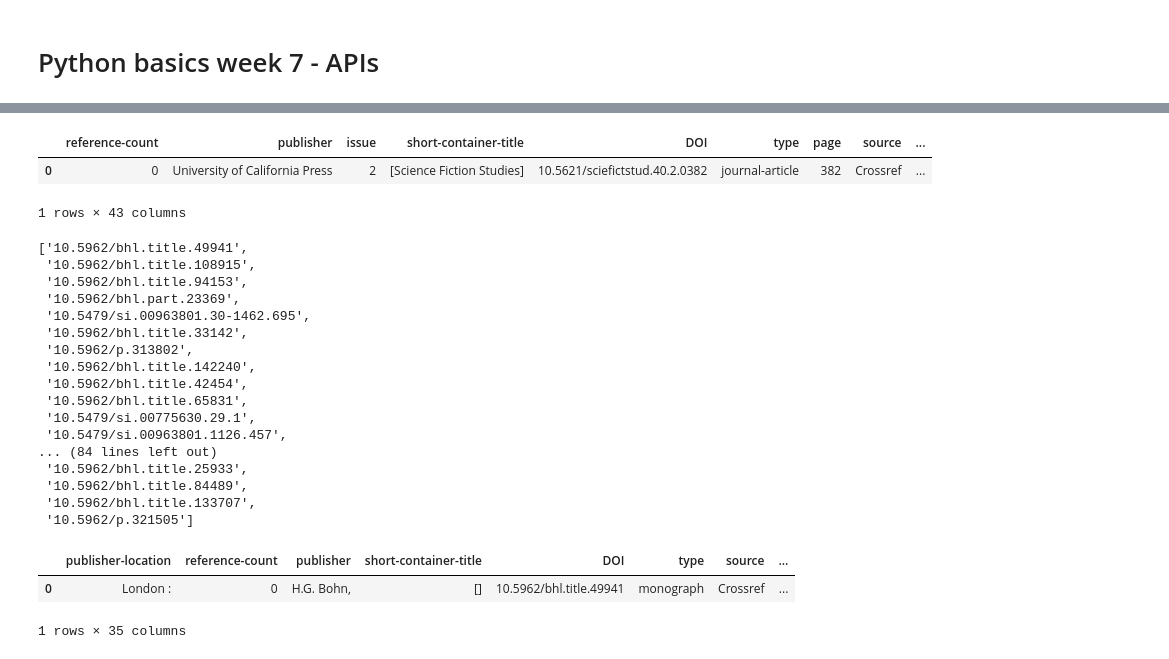
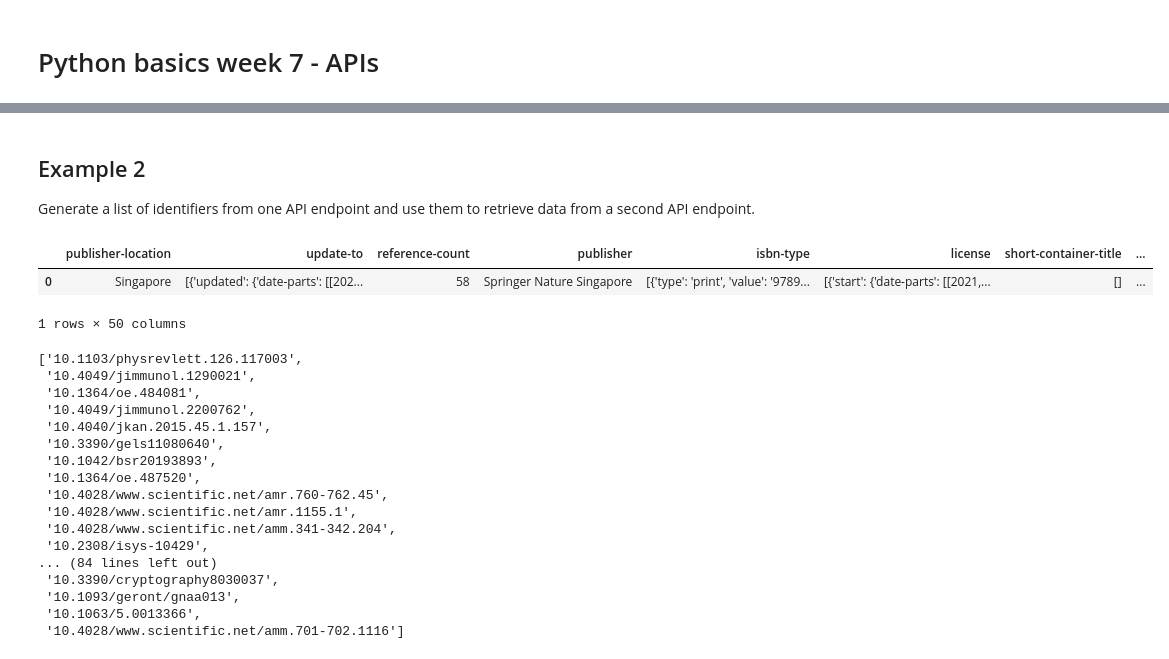
Before and after one commit to sawatson-um/pythonbasics_fall2025, a Jupyter notebook: week_7_Fall2025.ipynb, the cells around one changed output, grey strips where cells are left out. Saved outputs shown, nothing was run; the diff lists cells and outputs as text; code cells hidden in the pictures.

```diff
--- a/week_7_Fall2025.ipynb
+++ b/week_7_Fall2025.ipynb
@@ -114,34 +38,6 @@ See the caveats in the documentation: https://pandas.pydata.org/pandas-docs/stab
 # %%
 # We do this instead
-df.loc[0, "title"] = str(df['title'][0]).replace('\'', '')  # Get rid of the single quotes around the title while we're at it
-df
+# .loc allows us to access a cell or a group of rows and columns by labels (like coordinates for the dataframe)
+# .loc[row_indexer, col_indexer]
+df.loc[0, "title"] = str(df.loc[0, 'title'])
+type(df['title'][0])
-# %% [output]
-|  | reference-count | publisher | issue | short-container-title | DOI | type | page | source | ... |
-| 0 | 0 | University of California Press | 2 | [Science Fiction Studies] | 10.5621/sciefictstud.40.2.0382 | journal-article | 382 | Crossref | ... |
-1 rows × 43 columns
-# %%
-from crossref_commons.iteration import iterate_publications_as_json
-DOIS = []
-filter = {'member': '3444',}
-for pub in iterate_publications_as_json(max_results=100, filter=filter):
-  DOIS.append(pub['DOI'])
-
-DOIS
-# %% [output]
-['10.5962/bhl.title.49941',
- '10.5962/bhl.title.108915',
- '10.5962/bhl.title.94153',
- '10.5962/bhl.part.23369',
- '10.5479/si.00963801.30-1462.695',
- '10.5962/bhl.title.33142',
- '10.5962/p.313802',
- '10.5962/bhl.title.142240',
- '10.5962/bhl.title.42454',
- '10.5962/bhl.title.65831',
- '10.5479/si.00775630.29.1',
- '10.5479/si.00963801.1126.457',
-... (84 lines left out)
- '10.5962/bhl.title.25933',
- '10.5962/bhl.title.84489',
- '10.5962/bhl.title.133707',
- '10.5962/p.321505']
@@ -148,8 +48,38 @@ DOIS
+# %% [markdown]
+## Example 2
+Generate a list of identifiers from one API endpoint and use them to retrieve data from a second API endpoint.
 # %%
-df = pd.json_normalize(crossref_commons.retrieval.get_publication_as_json('10.5962/bhl.title.49941'))
-df
+retracted_df = pd.json_normalize(crossref_commons.retrieval.get_publication_as_json("10.1007/978-981-15-9916-3_8"))
+retracted_df
 # %% [output]
-|  | publisher-location | reference-count | publisher | short-container-title | DOI | type | source | ... |
-| 0 | London : | 0 | H.G. Bohn, | [] | 10.5962/bhl.title.49941 | monograph | Crossref | ... |
+|  | publisher-location | update-to | reference-count | publisher | isbn-type | license | short-container-title | ... |
+| 0 | Singapore | [{'updated': {'date-parts': [[202... | 58 | Springer Nature Singapore | [{'type': 'print', 'value': '9789... | [{'start': {'date-parts': [[2021,... | [] | ... |
-1 rows × 35 columns
+1 rows × 50 columns
+# %%
+from crossref_commons.iteration import iterate_publications_as_json
+dois = []
+filter = {'update-type':'retraction', 'type':'journal-article'}
+query = {'query.affiliation': 'university'}
+for pub in iterate_publications_as_json(max_results=100, filter=filter, queries=query):
+  dois.append(pub['DOI'])
+
+dois
+# %% [output]
+['10.1103/physrevlett.126.117003',
+ '10.4049/jimmunol.1290021',
+ '10.1364/oe.484081',
+ '10.4049/jimmunol.2200762',
+ '10.4040/jkan.2015.45.1.157',
+ '10.3390/gels11080640',
+ '10.1042/bsr20193893',
+ '10.1364/oe.487520',
+ '10.4028/www.scientific.net/amr.760-762.45',
+ '10.4028/www.scientific.net/amr.1155.1',
+ '10.4028/www.scientific.net/amm.341-342.204',
+ '10.2308/isys-10429',
+... (84 lines left out)
+ '10.3390/cryptography8030037',
+ '10.1093/geront/gnaa013',
+ '10.1063/5.0013366',
+ '10.4028/www.scientific.net/amm.701-702.1116']
 # %%
```
Also changed, not shown: parts of 19 cells of this notebook, 1 other file.
